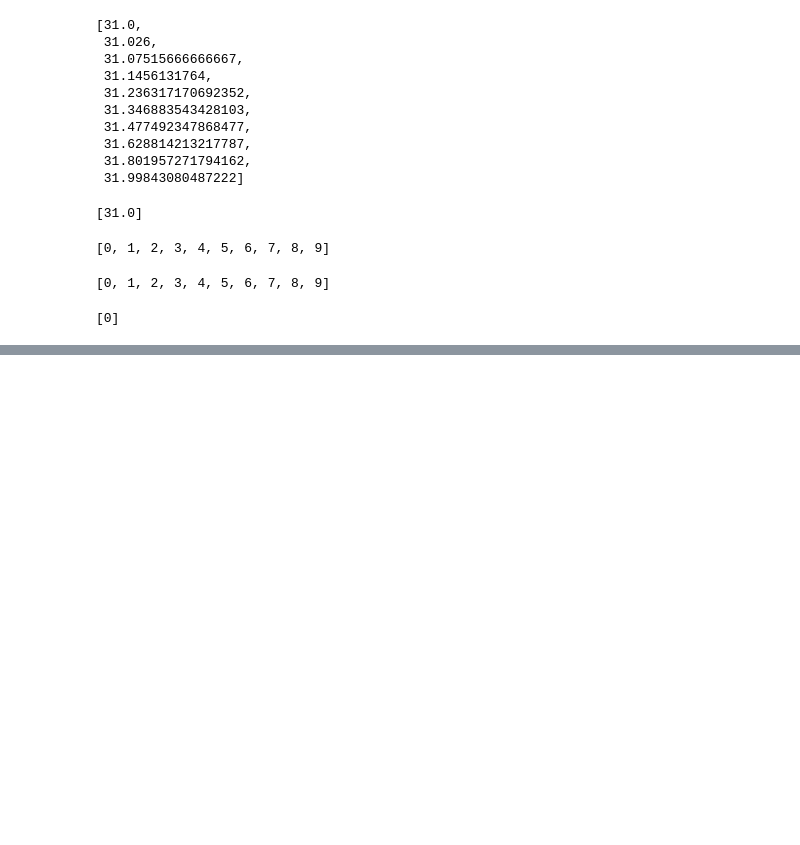
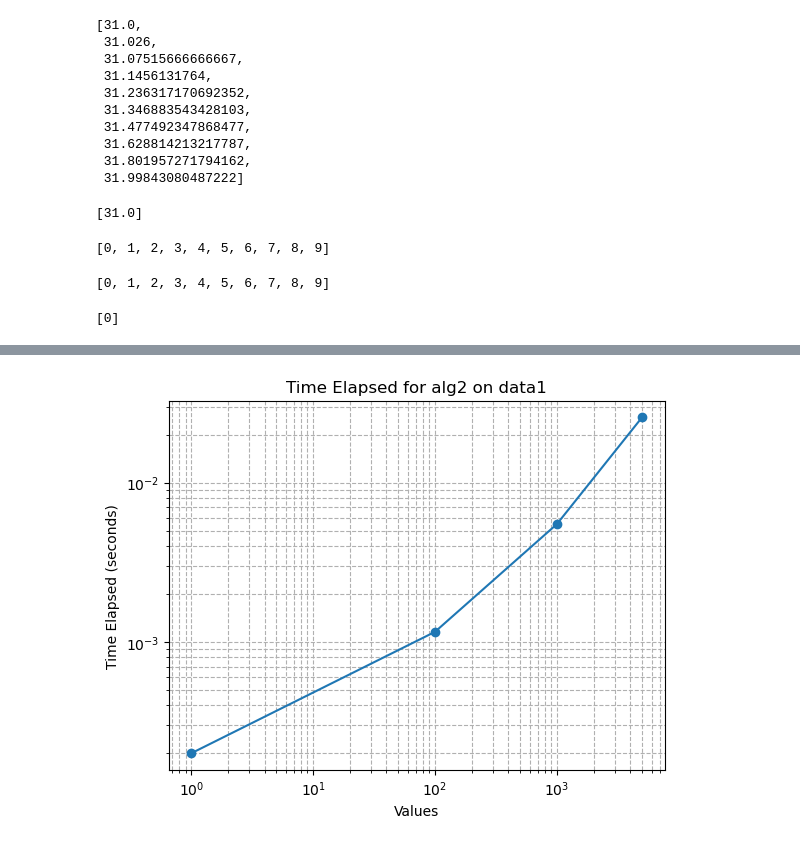
Before and after one commit to gheenc/Computational-Methods, a Jupyter notebook: pset1/set1 problem 3.ipynb, the cells around one changed output, grey strips where cells are left out. Saved outputs shown, nothing was run; the diff lists cells and outputs as text; code cells hidden in the pictures; blank space fills up the shorter version.

```diff
--- a/pset1/set1 problem 3.ipynb
+++ b/pset1/set1 problem 3.ipynb
@@ -402,0 +425,16 @@ Elapsed time during the whole program in seconds: 0.009273900068365037
+# %%
+data1_time_alg2 = [.0001995, .001157, .0055, .0258]
+
+x_values = [1, 100, 1000, 5000]
+
+plt.figure()
+plt.loglog(x_values, data1_time_alg2, label='alg2 on data1', marker='o', linestyle='-')
+
+plt.xlabel('Values')
+plt.ylabel('Time Elapsed (seconds)')
+plt.title('Time Elapsed for alg2 on data1')
+
+plt.grid(True, which="both", ls="--")
+plt.show()
+# %% [output]
+[figure, added]
```
Also changed, not shown: parts of 31 cells of this notebook, 2 other files.
